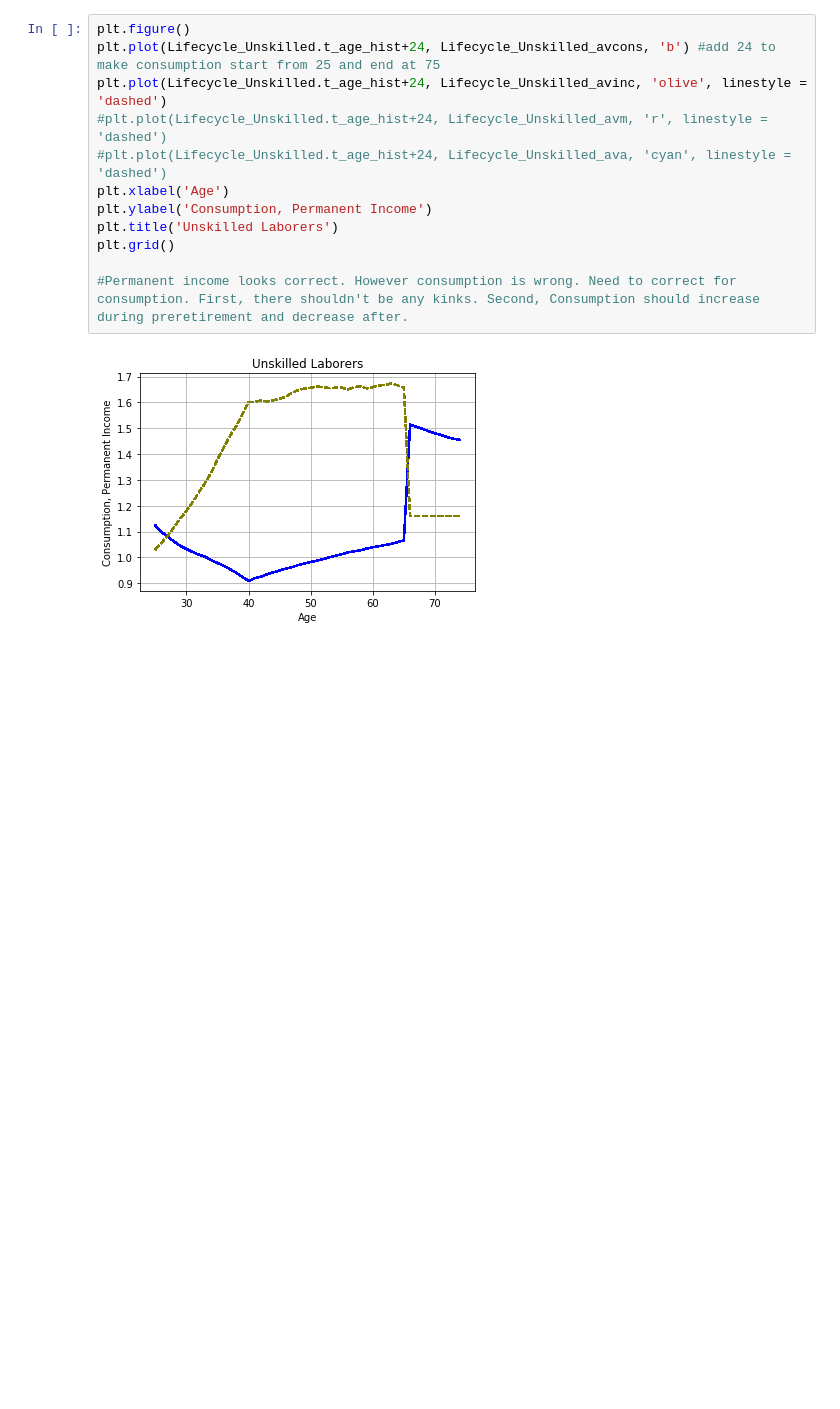
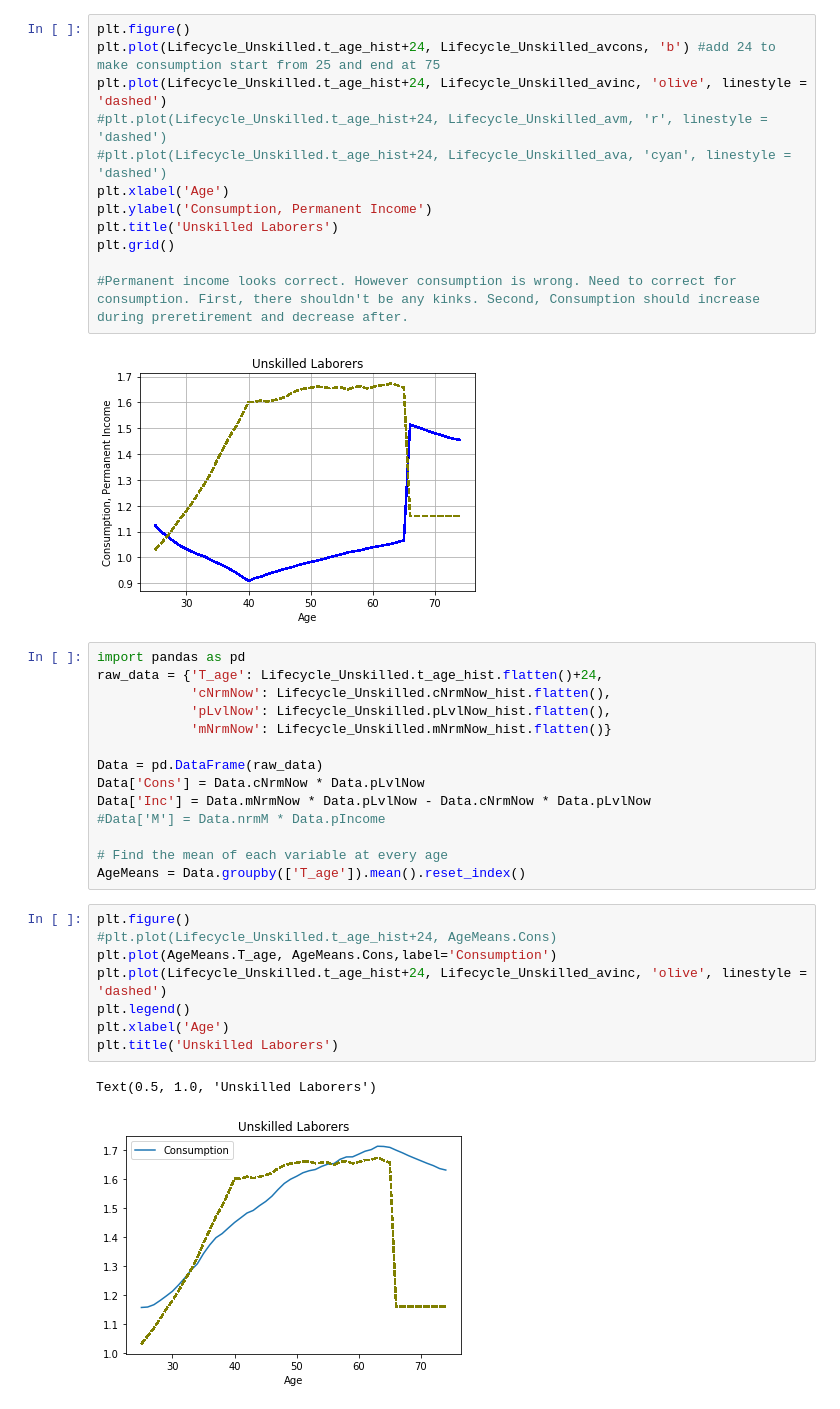
Before and after one commit to ykulu1/project-with-yusuf, a Jupyter notebook: Carroll LifeCycle Bufferstock Replication.ipynb, the cells around one changed output. Drawn from its saved outputs; the diff is of its cells as text; blank space fills up the shorter version.

```diff
--- a/Carroll LifeCycle Bufferstock Replication.ipynb
+++ b/Carroll LifeCycle Bufferstock Replication.ipynb
@@ -105,3 +105,28 @@ plt.grid()
 #Permanent income looks correct. However consumption is wrong. Need to correct for consumption. First, there shouldn't be any kinks. Second, Consumption should increase during preretirement and decrease after.
 # %% [output]
 [figure]
+# %%
+import pandas as pd
+raw_data = {'T_age': Lifecycle_Unskilled.t_age_hist.flatten()+24,
+            'cNrmNow': Lifecycle_Unskilled.cNrmNow_hist.flatten(),
+            'pLvlNow': Lifecycle_Unskilled.pLvlNow_hist.flatten(),
+            'mNrmNow': Lifecycle_Unskilled.mNrmNow_hist.flatten()}
+
+Data = pd.DataFrame(raw_data)
+Data['Cons'] = Data.cNrmNow * Data.pLvlNow
+Data['Inc'] = Data.mNrmNow * Data.pLvlNow - Data.cNrmNow * Data.pLvlNow
+#Data['M'] = Data.nrmM * Data.pIncome
+
+# Find the mean of each variable at every age
+AgeMeans = Data.groupby(['T_age']).mean().reset_index()
+# %%
+plt.figure()
+#plt.plot(Lifecycle_Unskilled.t_age_hist+24, AgeMeans.Cons)
+plt.plot(AgeMeans.T_age, AgeMeans.Cons,label='Consumption')
+plt.plot(Lifecycle_Unskilled.t_age_hist+24, Lifecycle_Unskilled_avinc, 'olive', linestyle = 'dashed')
+plt.legend()
+plt.xlabel('Age')
+plt.title('Unskilled Laborers')
+# %% [output]
+Text(0.5, 1.0, 'Unskilled Laborers')
+[figure, added]
```
Also changed, not shown: parts of 1 cell of this notebook.
